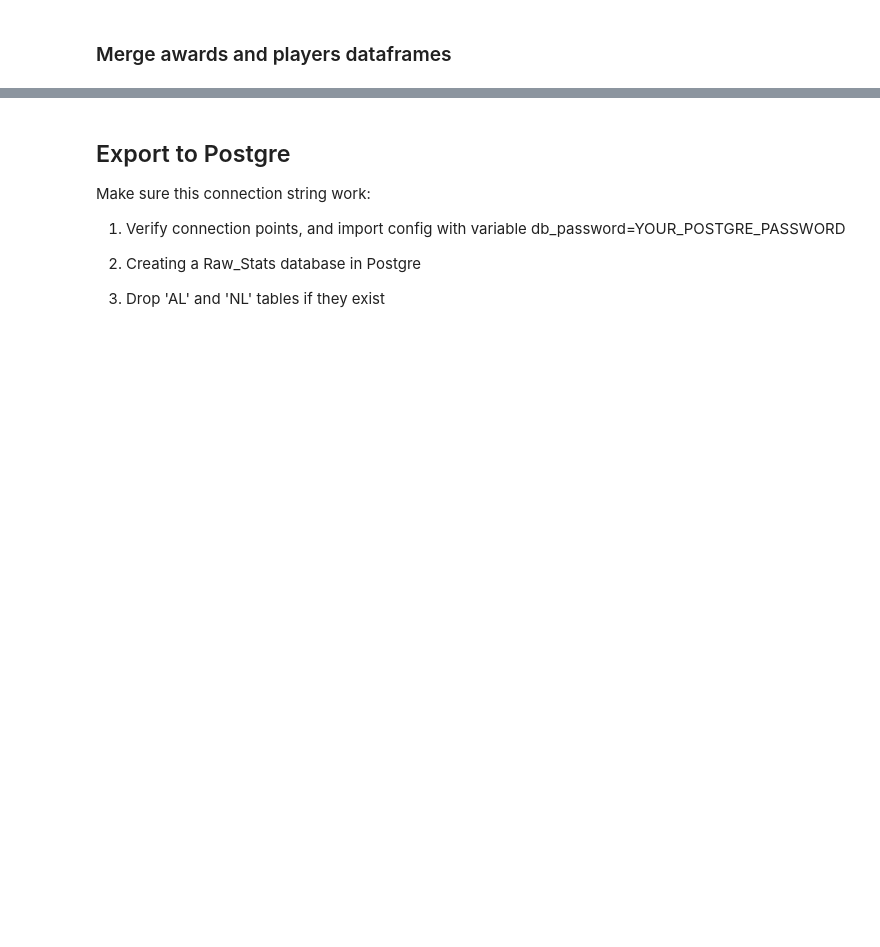
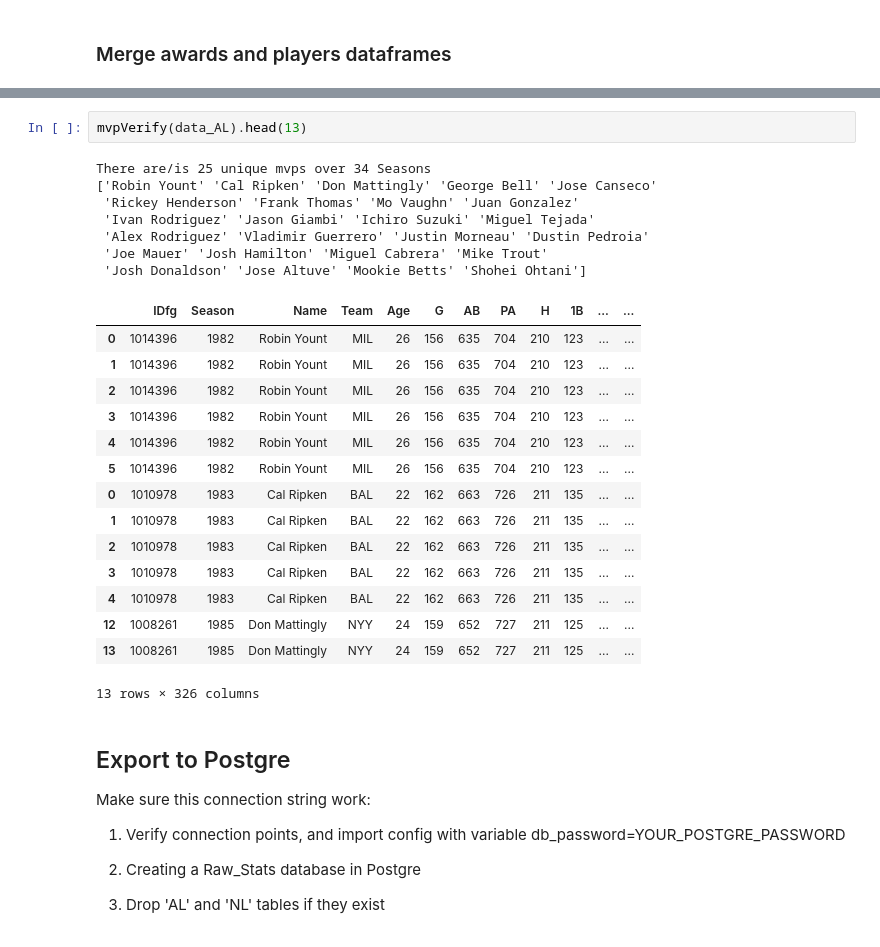
Before and after one commit to lbp12/Moneyball, a Jupyter notebook: Clean_and_Connection.ipynb, the cells around one changed output, grey strips where cells are left out. Saved outputs shown, nothing was run; the diff lists cells and outputs as text; blank space fills up the shorter version.

```diff
--- a/Clean_and_Connection.ipynb
+++ b/Clean_and_Connection.ipynb
@@ -118,3 +105,28 @@ There are/is 51 unique mvps
+# %%
+mvpVerify(data_AL).head(13)
+# %% [output]
+There are/is 25 unique mvps over 34 Seasons
+['Robin Yount' 'Cal Ripken' 'Don Mattingly' 'George Bell' 'Jose Canseco'
+ 'Rickey Henderson' 'Frank Thomas' 'Mo Vaughn' 'Juan Gonzalez'
+ 'Ivan Rodriguez' 'Jason Giambi' 'Ichiro Suzuki' 'Miguel Tejada'
+ 'Alex Rodriguez' 'Vladimir Guerrero' 'Justin Morneau' 'Dustin Pedroia'
+ 'Joe Mauer' 'Josh Hamilton' 'Miguel Cabrera' 'Mike Trout'
+ 'Josh Donaldson' 'Jose Altuve' 'Mookie Betts' 'Shohei Ohtani']
+|  | IDfg | Season | Name | Team | Age | G | AB | PA | H | 1B | ... | ... |
+| 0 | 1014396 | 1982 | Robin Yount | MIL | 26 | 156 | 635 | 704 | 210 | 123 | ... | ... |
+| 1 | 1014396 | 1982 | Robin Yount | MIL | 26 | 156 | 635 | 704 | 210 | 123 | ... | ... |
+| 2 | 1014396 | 1982 | Robin Yount | MIL | 26 | 156 | 635 | 704 | 210 | 123 | ... | ... |
+| 3 | 1014396 | 1982 | Robin Yount | MIL | 26 | 156 | 635 | 704 | 210 | 123 | ... | ... |
+| 4 | 1014396 | 1982 | Robin Yount | MIL | 26 | 156 | 635 | 704 | 210 | 123 | ... | ... |
+| 5 | 1014396 | 1982 | Robin Yount | MIL | 26 | 156 | 635 | 704 | 210 | 123 | ... | ... |
+| 0 | 1010978 | 1983 | Cal Ripken | BAL | 22 | 162 | 663 | 726 | 211 | 135 | ... | ... |
+| 1 | 1010978 | 1983 | Cal Ripken | BAL | 22 | 162 | 663 | 726 | 211 | 135 | ... | ... |
+| 2 | 1010978 | 1983 | Cal Ripken | BAL | 22 | 162 | 663 | 726 | 211 | 135 | ... | ... |
+| 3 | 1010978 | 1983 | Cal Ripken | BAL | 22 | 162 | 663 | 726 | 211 | 135 | ... | ... |
+| 4 | 1010978 | 1983 | Cal Ripken | BAL | 22 | 162 | 663 | 726 | 211 | 135 | ... | ... |
+| 12 | 1008261 | 1985 | Don Mattingly | NYY | 24 | 159 | 652 | 727 | 211 | 125 | ... | ... |
+| 13 | 1008261 | 1985 | Don Mattingly | NYY | 24 | 159 | 652 | 727 | 211 | 125 | ... | ... |
+13 rows × 326 columns
 # %% [markdown]
 ## Export to Postgre
 
```
Also changed, not shown: parts of 10 cells of this notebook, 1 other file.
